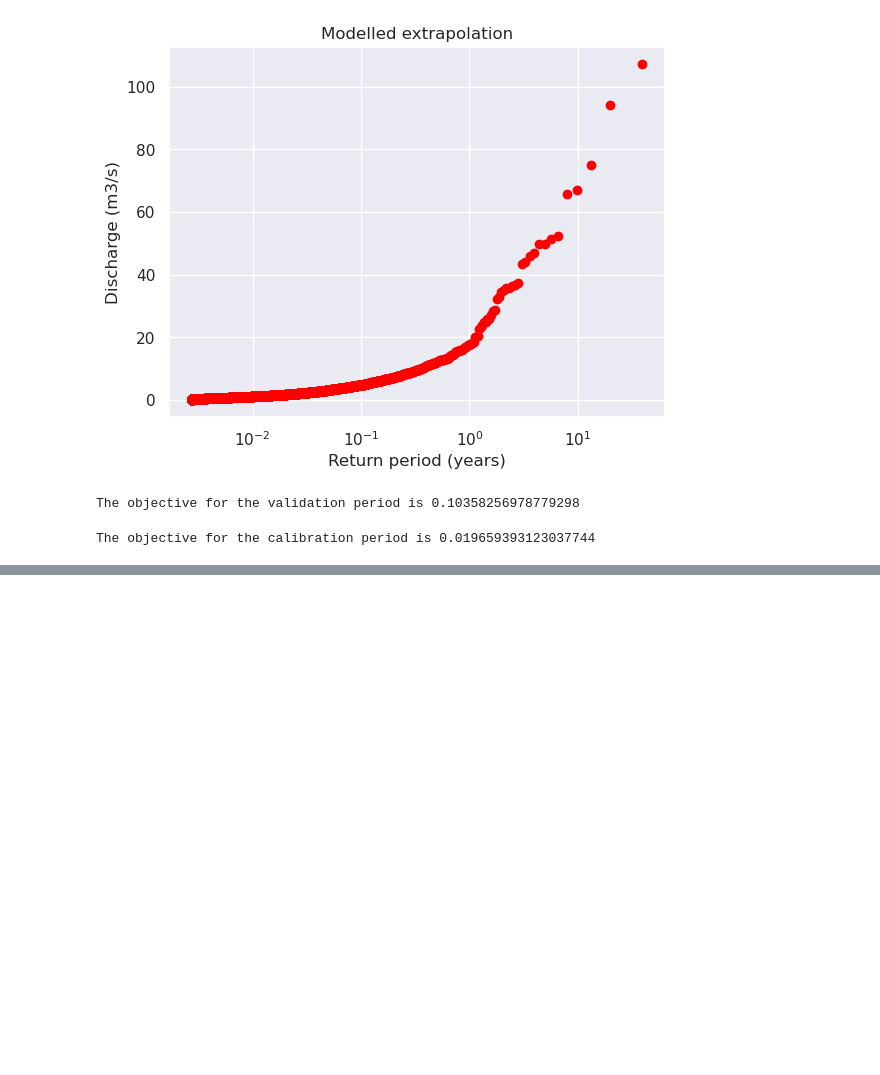
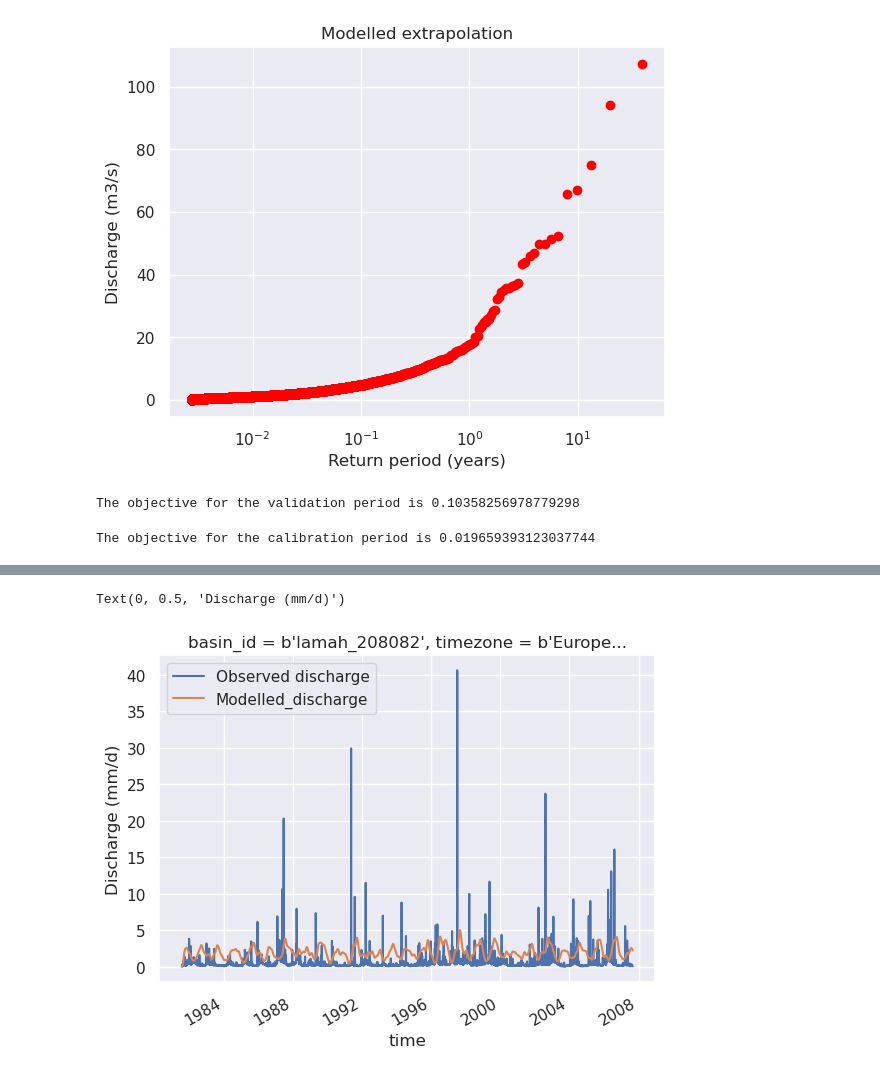
Before and after one commit to ThirzavanEsch/BEPproject, a Jupyter notebook: book/CHAPTER3.ipynb, the cells around one changed output, grey strips where cells are left out. Saved outputs shown, nothing was run; the diff lists cells and outputs as text; code cells hidden in the pictures; blank space fills up the shorter version.

```diff
--- a/book/CHAPTER3.ipynb
+++ b/book/CHAPTER3.ipynb
@@ -1209,0 +1339,19 @@ The objective for the calibration period is 0.019659393123037744
+# %%
+calibration_start_time = pd.to_datetime(calibration_start_time)
+calibration_end_time = pd.to_datetime(calibration_end_time)
+
+df.index = df.index.tz_localize(None)  # Remove timezone
+Q_pandas.index = Q_pandas.index.tz_localize(None)
+calibration_start_time = calibration_start_time.tz_localize(None)
+calibration_end_time = calibration_end_time.tz_localize(None)
+
+model_output_filtered = model_output.loc[calibration_start_time:calibration_end_time]
+ds_forcing_filtered = ds_forcing["Q"].loc[calibration_start_time:calibration_end_time]
+# %%
+ds_forcing_filtered.plot(label="Observed discharge")
+model_output_filtered.plot()
+plt.legend()
+plt.ylabel("Discharge (mm/d)")
+# %% [output]
+Text(0, 0.5, 'Discharge (mm/d)')
+[figure, added]
```
Also changed, not shown: parts of 28 cells of this notebook.
